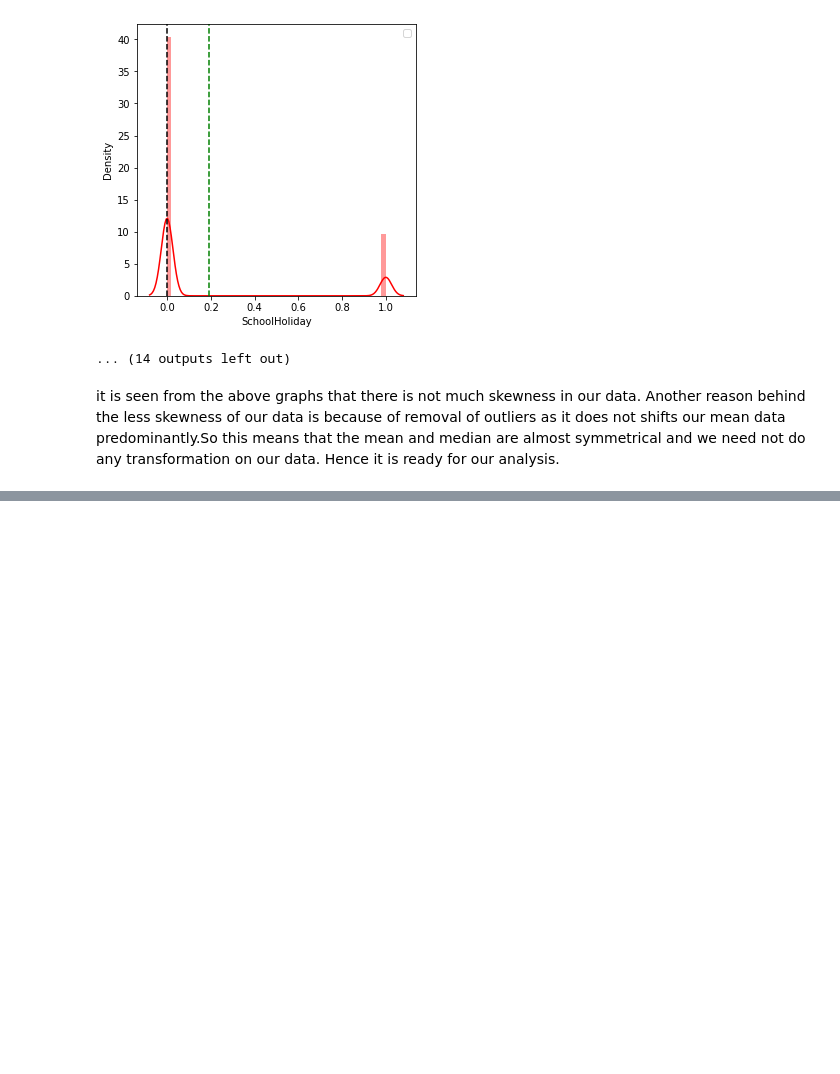
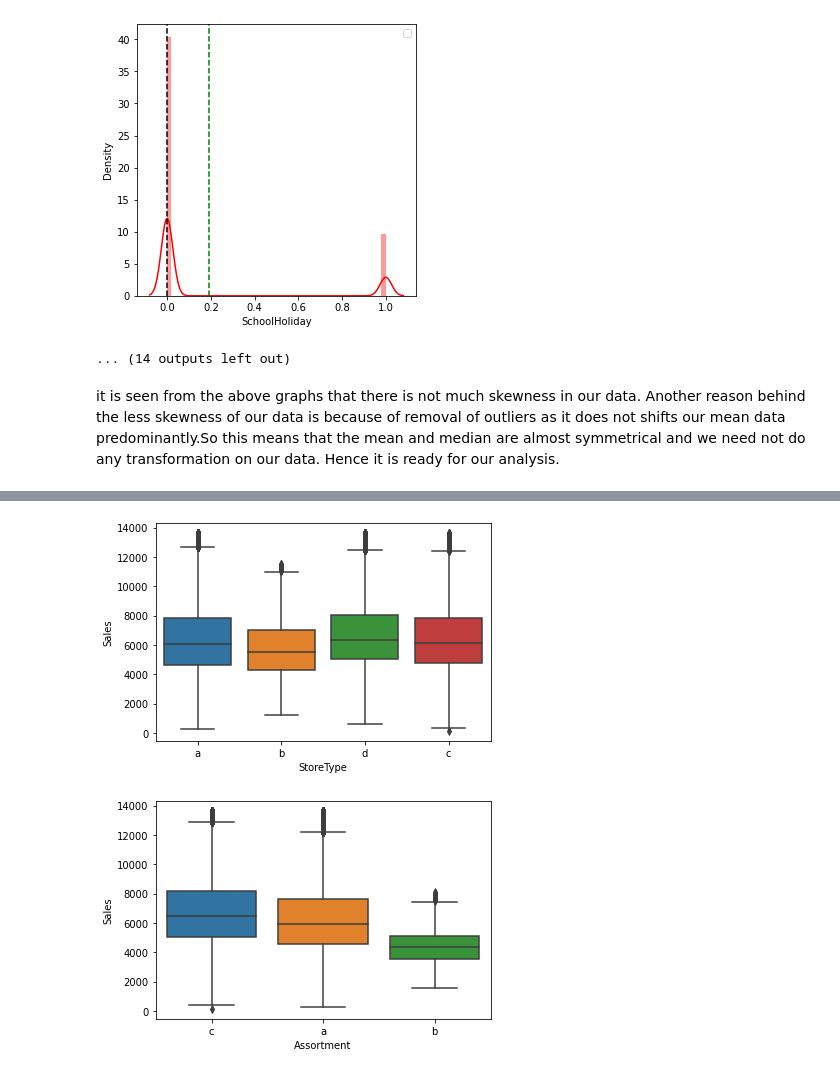
Before and after one commit to Rozigithub/Retail-Sales-Prediction, a Jupyter notebook: retail_sales_prediction.ipynb, the cells around one changed output, grey strips where cells are left out. Saved outputs shown, nothing was run; the diff lists cells and outputs as text; code cells hidden in the pictures; blank space fills up the shorter version.

```diff
--- a/retail_sales_prediction.ipynb
+++ b/retail_sales_prediction.ipynb
@@ -1274,0 +861,8 @@ Write the conclusion here.
+# %%
+t=categorical_features
+for col in t:
+  fig,ax=plt.subplots()
+  sns.boxplot(x=col,y='Sales',data=df)
+# %% [output]
+[figure, added]
+[figure, added]
```
Also changed, not shown: parts of 368 cells of this notebook.
